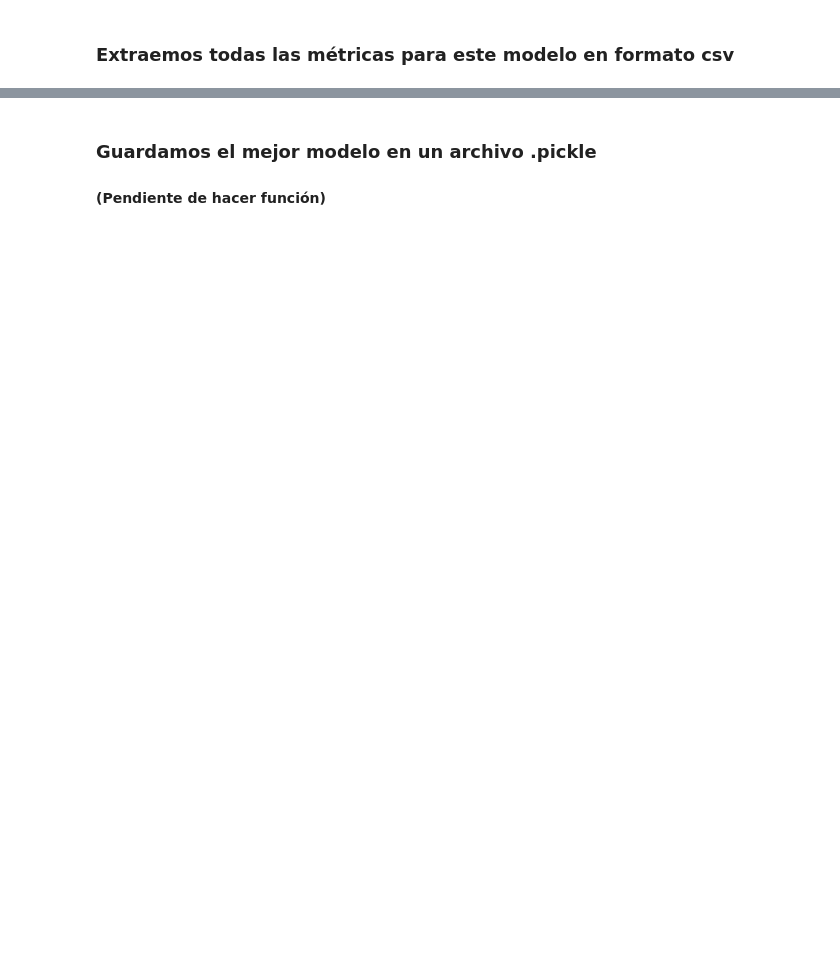
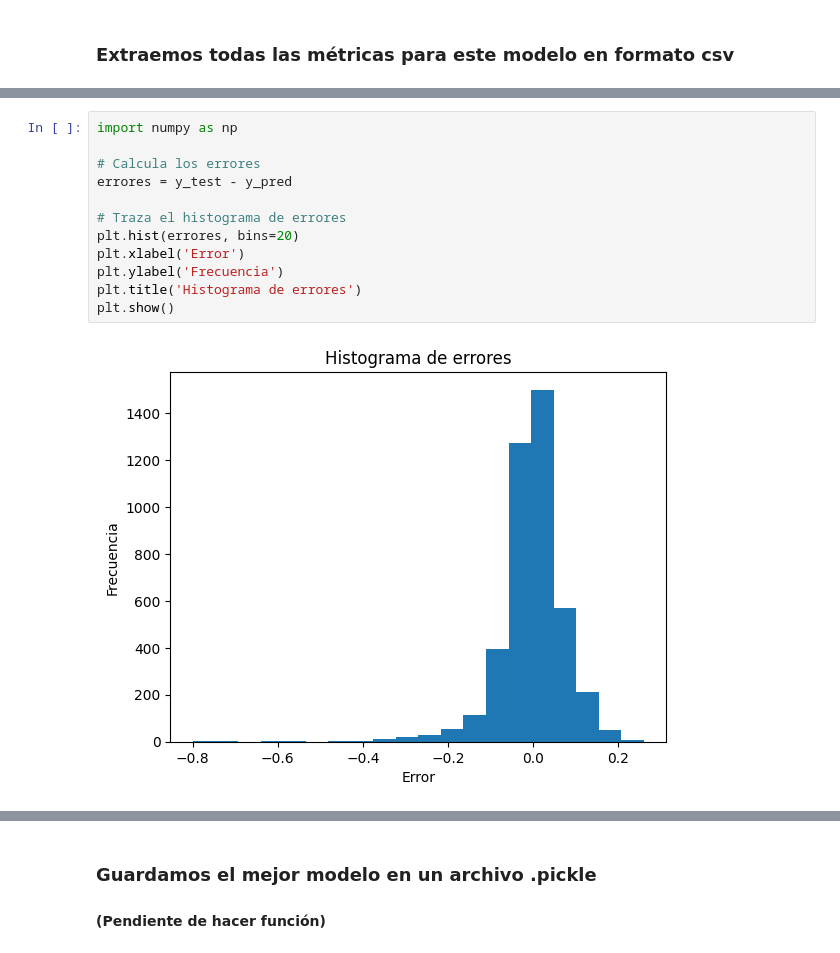
Before and after one commit to appeceix/kaggle_ML_competition_heat_flux, a Jupyter notebook: notebooks/1_modelo.ipynb, the cells around one changed output, grey strips where cells are left out. Drawn from its saved outputs; the diff is of its cells as text; blank space fills up the shorter version.

```diff
--- a/notebooks/1_modelo.ipynb
+++ b/notebooks/1_modelo.ipynb
@@ -289,0 +326,14 @@ metricas_xgboost = pd.DataFrame({'MSE' : [mse], 'RMSE' : [rmse], 'MAE' : [mae],
+# %%
+import numpy as np
+
+# Calcula los errores
+errores = y_test - y_pred
+
+# Traza el histograma de errores
+plt.hist(errores, bins=20)
+plt.xlabel('Error')
+plt.ylabel('Frecuencia')
+plt.title('Histograma de errores')
+plt.show()
+# %% [output]
+[figure, added]
```
Also changed, not shown: parts of 20 cells of this notebook, 47 other files.
